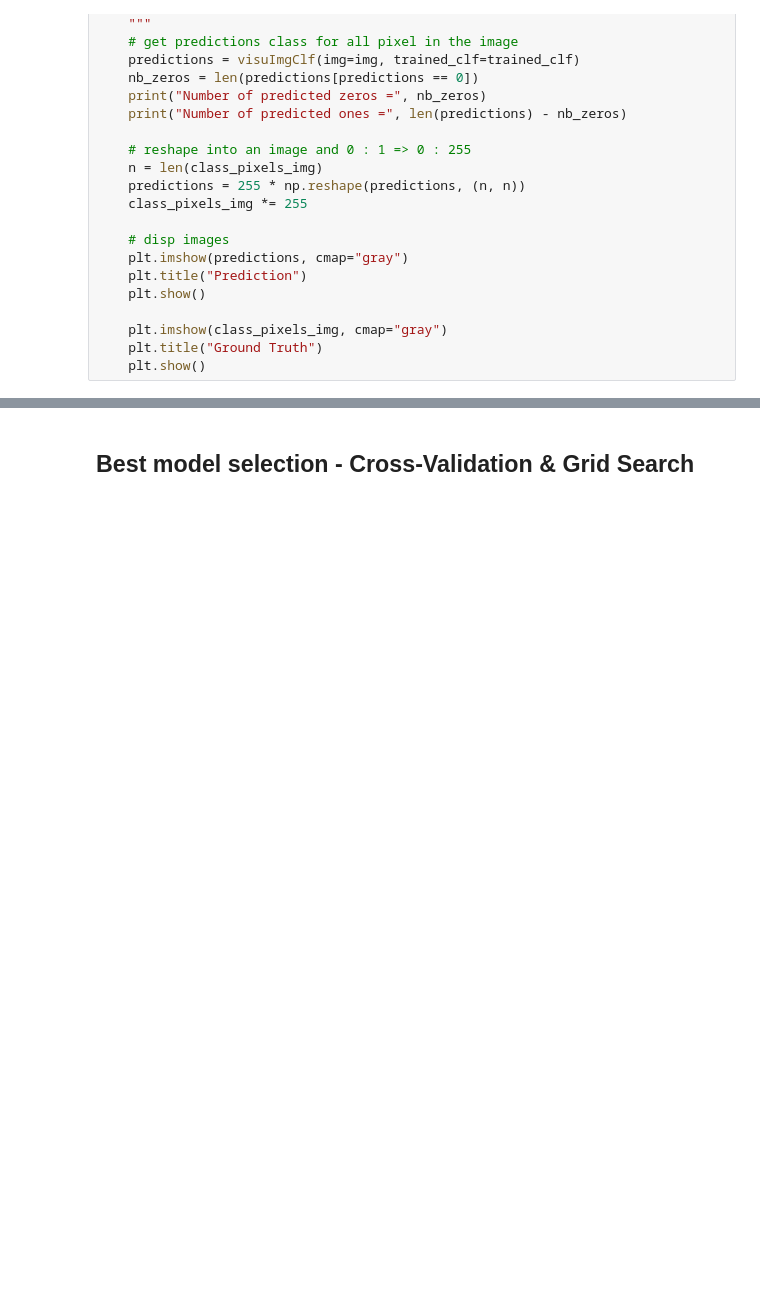
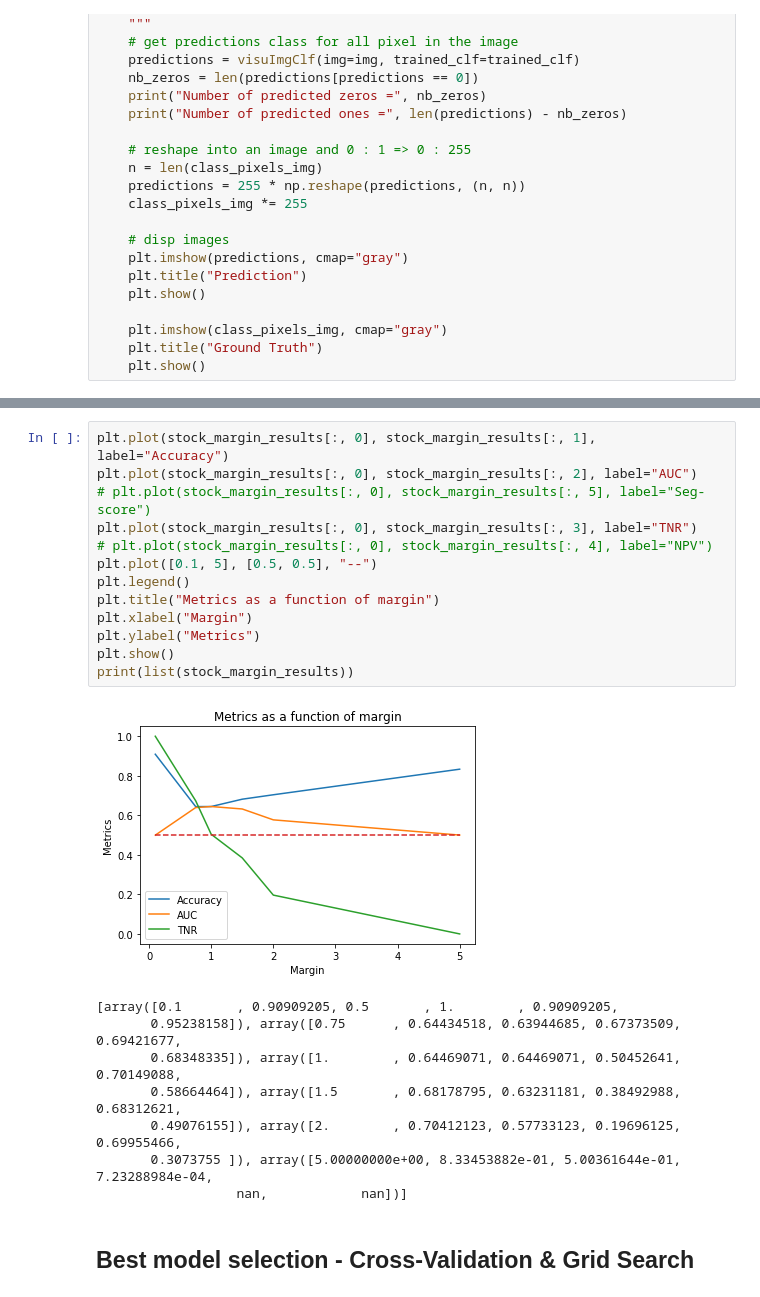
Before and after one commit to poupeaua/auto-segmentation, a Jupyter notebook: auto-segmentation.ipynb, the cells around one changed output, grey strips where cells are left out. Saved outputs shown, nothing was run; the diff lists cells and outputs as text; blank space fills up the shorter version.

```diff
--- a/auto-segmentation.ipynb
+++ b/auto-segmentation.ipynb
@@ -429,3 +528,25 @@ Number of predicted ones = 213490
+# %%
+plt.plot(stock_margin_results[:, 0], stock_margin_results[:, 1], label="Accuracy")
+plt.plot(stock_margin_results[:, 0], stock_margin_results[:, 2], label="AUC")
+# plt.plot(stock_margin_results[:, 0], stock_margin_results[:, 5], label="Seg-score")
+plt.plot(stock_margin_results[:, 0], stock_margin_results[:, 3], label="TNR")
+# plt.plot(stock_margin_results[:, 0], stock_margin_results[:, 4], label="NPV")
+plt.plot([0.1, 5], [0.5, 0.5], "--")
+plt.legend()
+plt.title("Metrics as a function of margin")
+plt.xlabel("Margin")
+plt.ylabel("Metrics")
+plt.show()
+print(list(stock_margin_results))
+# %% [output]
+[figure, added]
+[array([0.1       , 0.90909205, 0.5       , 1.        , 0.90909205,
+       0.95238158]), array([0.75      , 0.64434518, 0.63944685, 0.67373509, 0.69421677,
+       0.68348335]), array([1.        , 0.64469071, 0.64469071, 0.50452641, 0.70149088,
+       0.58664464]), array([1.5       , 0.68178795, 0.63231181, 0.38492988, 0.68312621,
+       0.49076155]), array([2.        , 0.70412123, 0.57733123, 0.19696125, 0.69955466,
+       0.3073755 ]), array([5.00000000e+00, 8.33453882e-01, 5.00361644e-01, 7.23288984e-04,
+                  nan,            nan])]
 # %% [markdown]
 ## Best model selection - Cross-Validation & Grid Search
 # %% [markdown]
```
Also changed, not shown: parts of 35 cells of this notebook, 21 other files.
